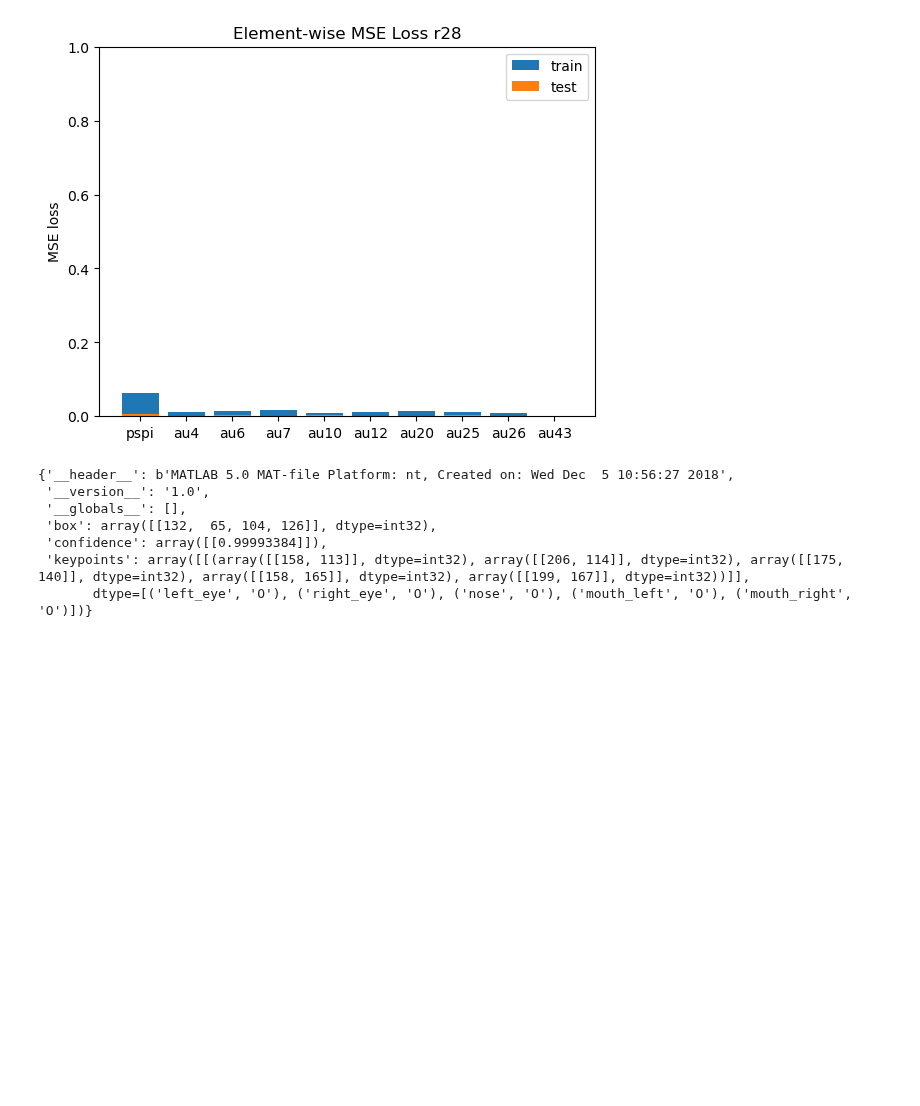
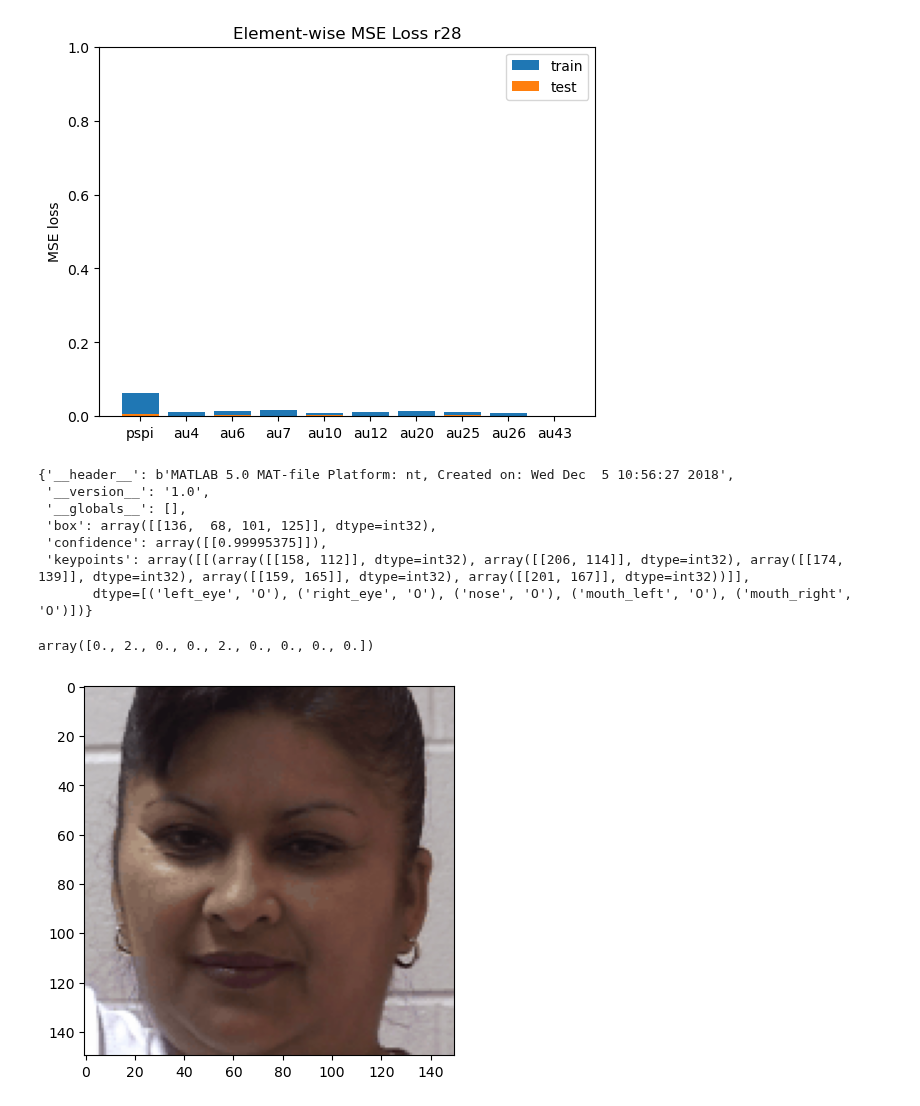
Before and after one commit to hiyuantang/FAU_Dataset, a Jupyter notebook: code/vis_maemse.ipynb, the cells around one changed output. Drawn from its saved outputs; the diff is of its cells as text; code cells hidden in the pictures; blank space fills up the shorter version.

```diff
--- a/code/vis_maemse.ipynb
+++ b/code/vis_maemse.ipynb
@@ -103,13 +103,48 @@ plt.show()
 [figure]
 # %%
 import scipy.io
-mat = scipy.io.loadmat('/Volumes/Yuan-T7/Datasets/UNBCMcMaster_cropped/Images0.3/042-ll042/ll042t1afaff/ll042t1afaff021_keypoints.mat')
+mat = scipy.io.loadmat('/Volumes/Yuan-T7/Datasets/UNBCMcMaster_cropped/Images0.3/042-ll042/ll042t1afaff/ll042t1afaff027_keypoints.mat')
 mat
 # %% [output]
 {'__header__': b'MATLAB 5.0 MAT-file Platform: nt, Created on: Wed Dec  5 10:56:27 2018',
  '__version__': '1.0',
  '__globals__': [],
- 'box': array([[132,  65, 104, 126]], dtype=int32),
- 'confidence': array([[0.99993384]]),
- 'keypoints': array([[(array([[158, 113]], dtype=int32), array([[206, 114]], dtype=int32), array([[175, 140]], dtype=int32), array([[158, 165]], dtype=int32), array([[199, 167]], dtype=int32))]],
+ 'box': array([[136,  68, 101, 125]], dtype=int32),
+ 'confidence': array([[0.99995375]]),
+ 'keypoints': array([[(array([[158, 112]], dtype=int32), array([[206, 114]], dtype=int32), array([[174, 139]], dtype=int32), array([[159, 165]], dtype=int32), array([[201, 167]], dtype=int32))]],
        dtype=[('left_eye', 'O'), ('right_eye', 'O'), ('nose', 'O'), ('mouth_left', 'O'), ('mouth_right', 'O')])}
+# %%
+def read_au(path, dtype = 'txt'):
+    if dtype == 'txt':
+        f=open(path + '.txt', "r")
+        scorestr = f.readlines()
+        f.close()
+        scorestr = [x.strip() for x in scorestr]
+        au = np.zeros((64,))
+        for line in scorestr:
+            words = [x.strip() for x in line.split(' ') if x]
+            aunumberstr = words[0]
+            auintensitystr = words[1]
+            aunumber = float(aunumberstr[0:aunumberstr.find('e')]) * (10** int(aunumberstr[aunumberstr.find('+')+1:]))
+            auintensity = float(auintensitystr[0:auintensitystr.find('e')]) * (10** int(auintensitystr[auintensitystr.find('+')+1:]))
+            au[int(aunumber)-1] = auintensity
+        au = np.array(au[[3,5,6,9,11,19,24,25,42]])
+
+    elif dtype == 'npy':
+        au = np.load(path+'.npy')
+    elif dtype == 'npz':
+        au = np.load(path+'.npz')['output']
+
+    return au
+
+read_au('/Volumes/Yuan-T7/Datasets/UNBCMcMaster/Frame_Labels/FACS/042-ll042/ll042t1afaff/ll042t1afaff027_facs')
+# %% [output]
+array([0., 2., 0., 0., 2., 0., 0., 0., 0.])
+# %%
+import matplotlib.pyplot as plt
+import matplotlib.image as mpimg
+img = mpimg.imread('/Volumes/Yuan-T7/Datasets/UNBCMcMaster/Images/042-ll042/ll042t1afaff/ll042t1afaff027.png')
+imgplot = plt.imshow(img[50:200, 115:265, :])
+plt.show()
+# %% [output]
+[figure, added]
```
